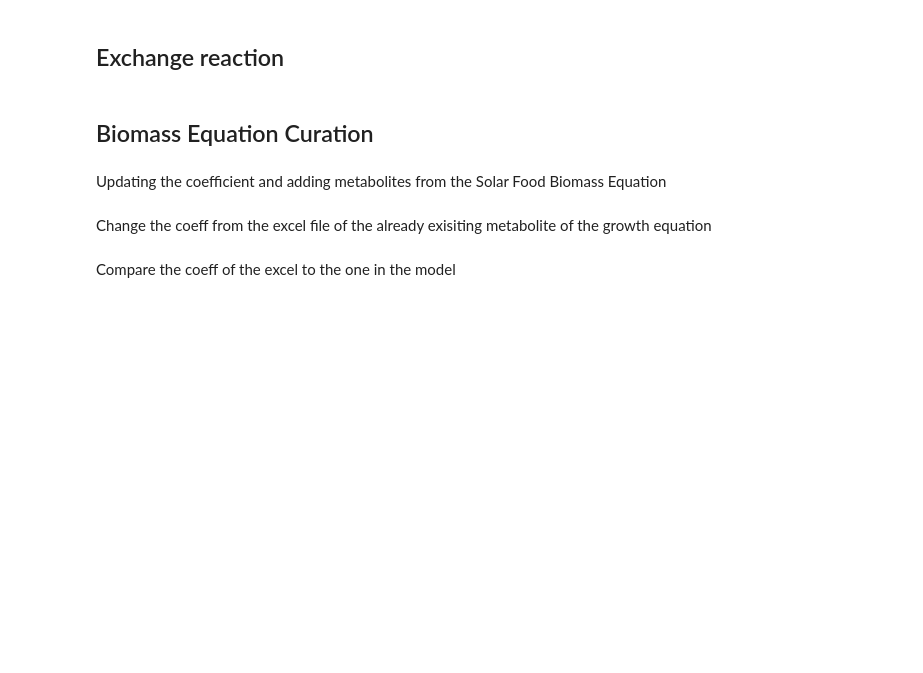
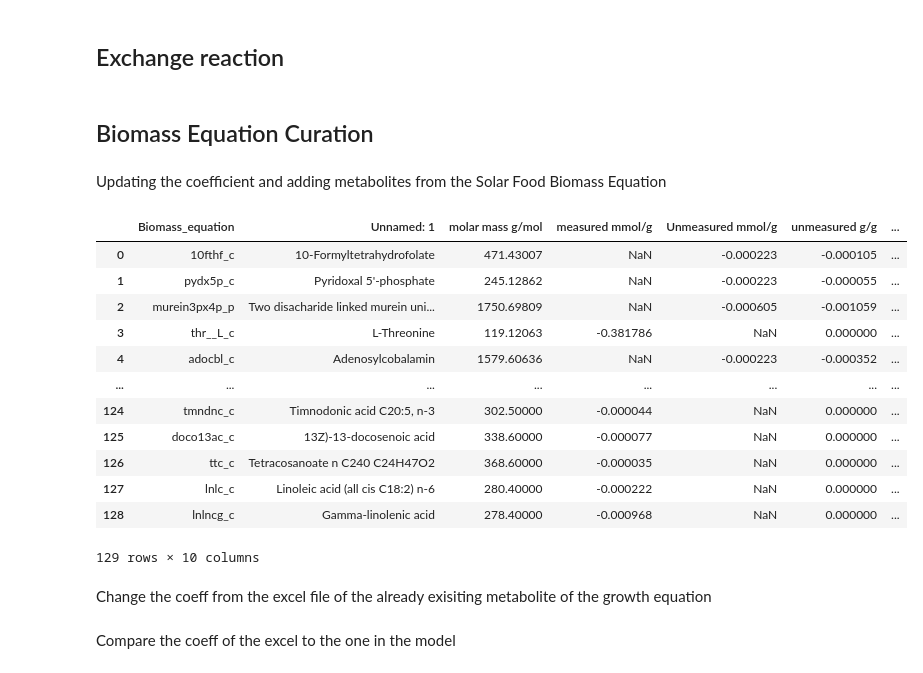
Before and after one commit to AzizBenA/iABA974_SoF1_GEM, a Jupyter notebook: jupyter_notebooks/Model manipulation.ipynb, the cells around one changed output. Saved outputs shown, nothing was run; the diff lists cells and outputs as text; code cells hidden in the pictures; blank space fills up the shorter version.

```diff
--- a/jupyter_notebooks/Model manipulation.ipynb
+++ b/jupyter_notebooks/Model manipulation.ipynb
@@ -669,9 +683,24 @@ reaction.bounds = -1000.0, 1000.0
 Updating the coefficient and adding metabolites from the Solar Food Biomass Equation
 # %%
 # Read Excel files into DataFrames
-file_path = base_dir / "Manual_curation" / "Biomass_equation" / "Biomass_equation.xlsx"
+base_dir = Path.home() / "Documents" / "PhD" / "10-19 Research" / "11 Data"
+file_path = base_dir / "11.09_Models" / "Manual_curation" / "Biomass_equation" / "Biomass_equation.xlsx"
 df_biomass = pd.read_excel(file_path)
 df_biomass
+# %% [output]
+|  | Biomass_equation | Unnamed: 1 | molar mass g/mol | measured mmol/g | Unmeasured mmol/g | unmeasured g/g | ... |
+| 0 | 10fthf_c | 10-Formyltetrahydrofolate | 471.43007 | NaN | -0.000223 | -0.000105 | ... |
+| 1 | pydx5p_c | Pyridoxal 5'-phosphate | 245.12862 | NaN | -0.000223 | -0.000055 | ... |
+| 2 | murein3px4p_p | Two disacharide linked murein uni... | 1750.69809 | NaN | -0.000605 | -0.001059 | ... |
+| 3 | thr__L_c | L-Threonine | 119.12063 | -0.381786 | NaN | 0.000000 | ... |
+| 4 | adocbl_c | Adenosylcobalamin | 1579.60636 | NaN | -0.000223 | -0.000352 | ... |
+| ... | ... | ... | ... | ... | ... | ... | ... |
+| 124 | tmndnc_c | Timnodonic acid C20:5, n-3 | 302.50000 | -0.000044 | NaN | 0.000000 | ... |
+| 125 | doco13ac_c | 13Z)-13-docosenoic acid | 338.60000 | -0.000077 | NaN | 0.000000 | ... |
+| 126 | ttc_c | Tetracosanoate n C240 C24H47O2 | 368.60000 | -0.000035 | NaN | 0.000000 | ... |
+| 127 | lnlc_c | Linoleic acid (all cis C18:2) n-6 | 280.40000 | -0.000222 | NaN | 0.000000 | ... |
+| 128 | lnlncg_c | Gamma-linolenic acid | 278.40000 | -0.000968 | NaN | 0.000000 | ... |
+129 rows × 10 columns
 # %% [markdown]
 Change the coeff from the excel file of the already exisiting metabolite of the growth equation
 # %%
```
Also changed, not shown: parts of 11 cells of this notebook, 3 other files.
